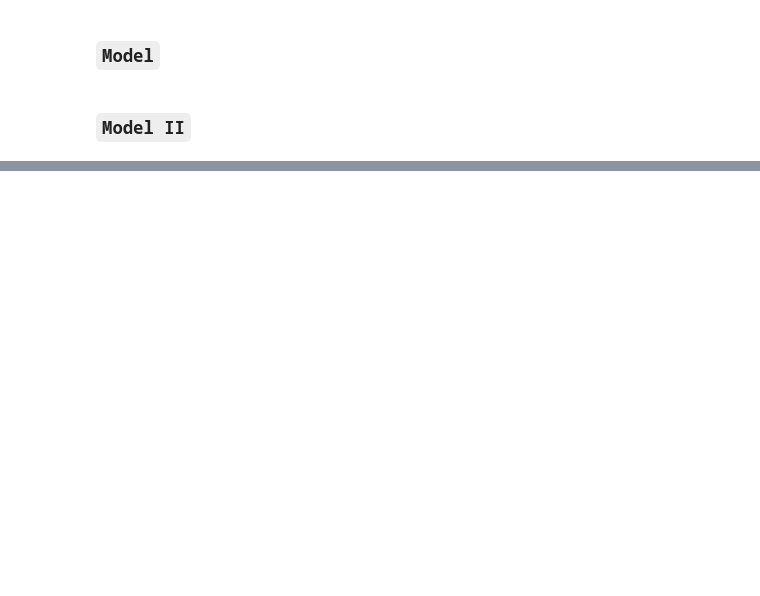
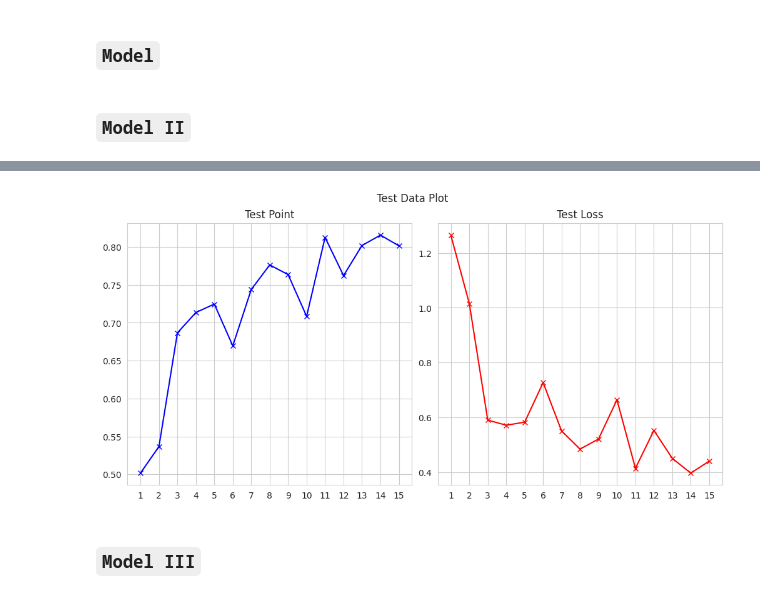
Before and after one commit to Halucida/Hauntaaa, a Jupyter notebook: Haunt.ipynb, the cells around one changed output, grey strips where cells are left out. Saved outputs shown, nothing was run; the diff lists cells and outputs as text; code cells hidden in the pictures; blank space fills up the shorter version.

````diff
--- a/Haunt.ipynb
+++ b/Haunt.ipynb
@@ -129,3 +155,9 @@ model_hist = model.fit(train, validation_data=testi,
+# %%
+image_hist.Testiplot()
+# %% [output]
+[figure, added]
+# %% [markdown]
+### ```Model III```
 # %%
 model_path = "/tmp/model"
 
````
Also changed, not shown: parts of 19 cells of this notebook.
